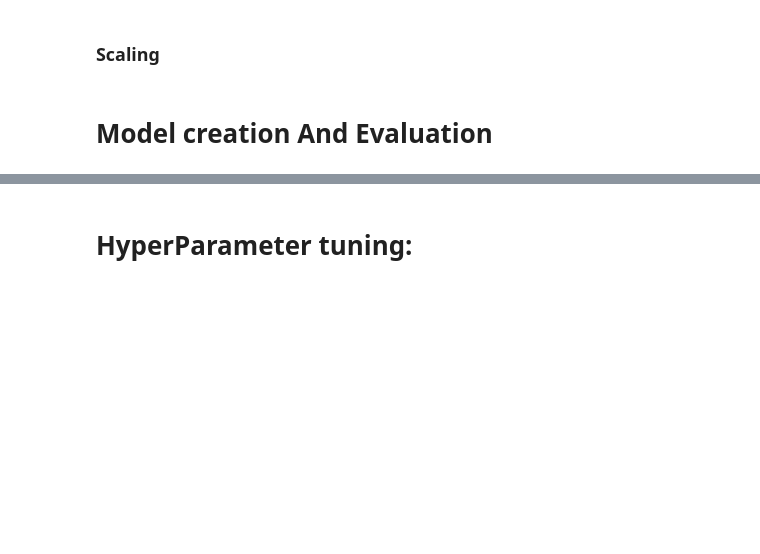
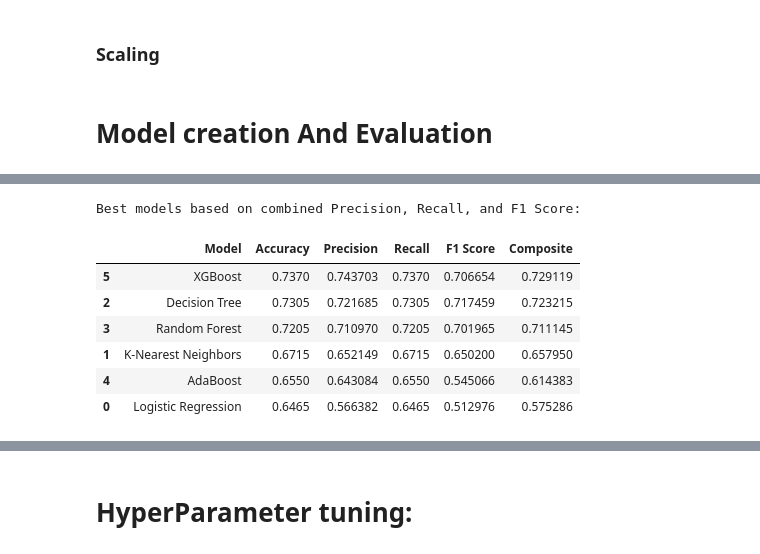
Before and after one commit to Imfavas/adClickPred, a Jupyter notebook: Ad_clickProject(final).ipynb, the cells around one changed output, grey strips where cells are left out. Saved outputs shown, nothing was run; the diff lists cells and outputs as text; code cells hidden in the pictures; blank space fills up the shorter version.

```diff
--- a/Ad_clickProject(final).ipynb
+++ b/Ad_clickProject(final).ipynb
@@ -401,0 +463,15 @@ weighted avg       0.71      0.72      0.70      2000
+# %%
+results_df["Composite"] = results_df[["Precision", "Recall", "F1 Score"]].mean(axis=1)
+best_models = results_df.sort_values(by="Composite", ascending=False)
+
+print("Best models based on combined Precision, Recall, and F1 Score:")
+best_models
+# %% [output]
+Best models based on combined Precision, Recall, and F1 Score:
+|  | Model | Accuracy | Precision | Recall | F1 Score | Composite |
+| 5 | XGBoost | 0.7370 | 0.743703 | 0.7370 | 0.706654 | 0.729119 |
+| 2 | Decision Tree | 0.7305 | 0.721685 | 0.7305 | 0.717459 | 0.723215 |
+| 3 | Random Forest | 0.7205 | 0.710970 | 0.7205 | 0.701965 | 0.711145 |
+| 1 | K-Nearest Neighbors | 0.6715 | 0.652149 | 0.6715 | 0.650200 | 0.657950 |
+| 4 | AdaBoost | 0.6550 | 0.643084 | 0.6550 | 0.545066 | 0.614383 |
+| 0 | Logistic Regression | 0.6465 | 0.566382 | 0.6465 | 0.512976 | 0.575286 |
```
Also changed, not shown: parts of 6 cells of this notebook, 1 other file.
